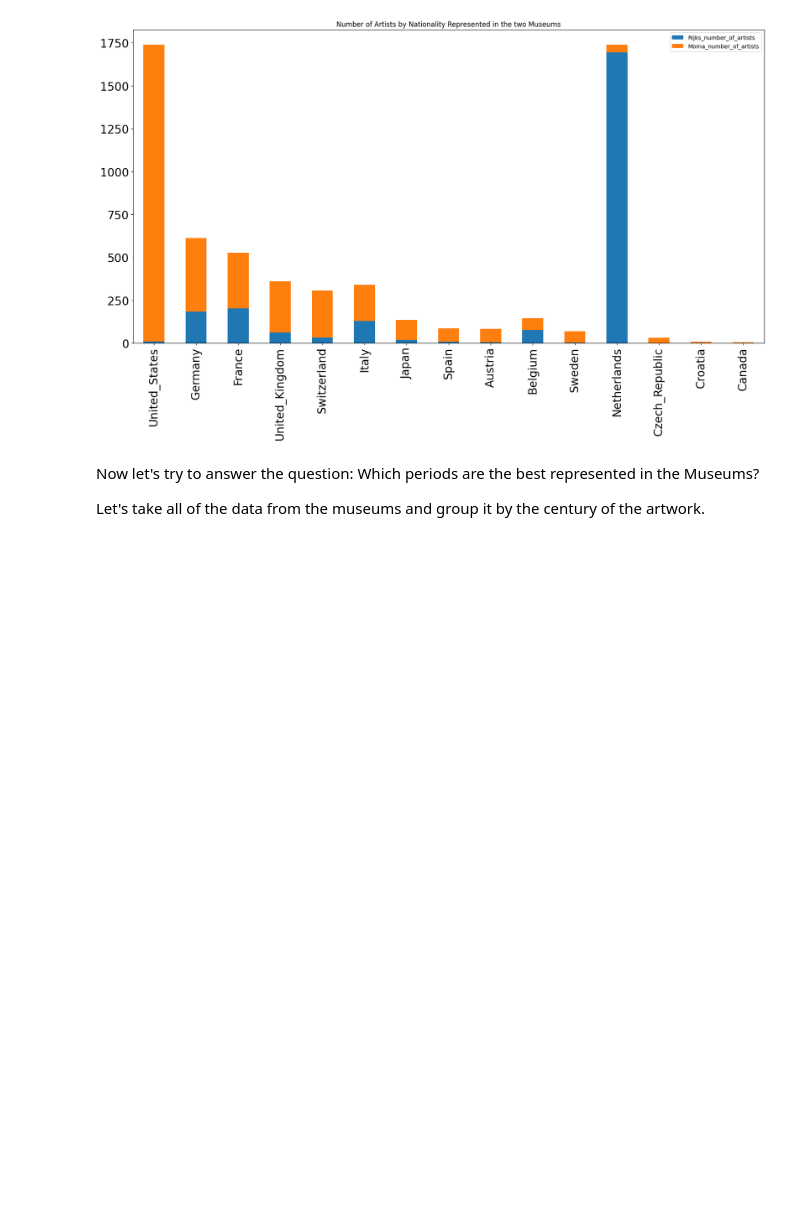
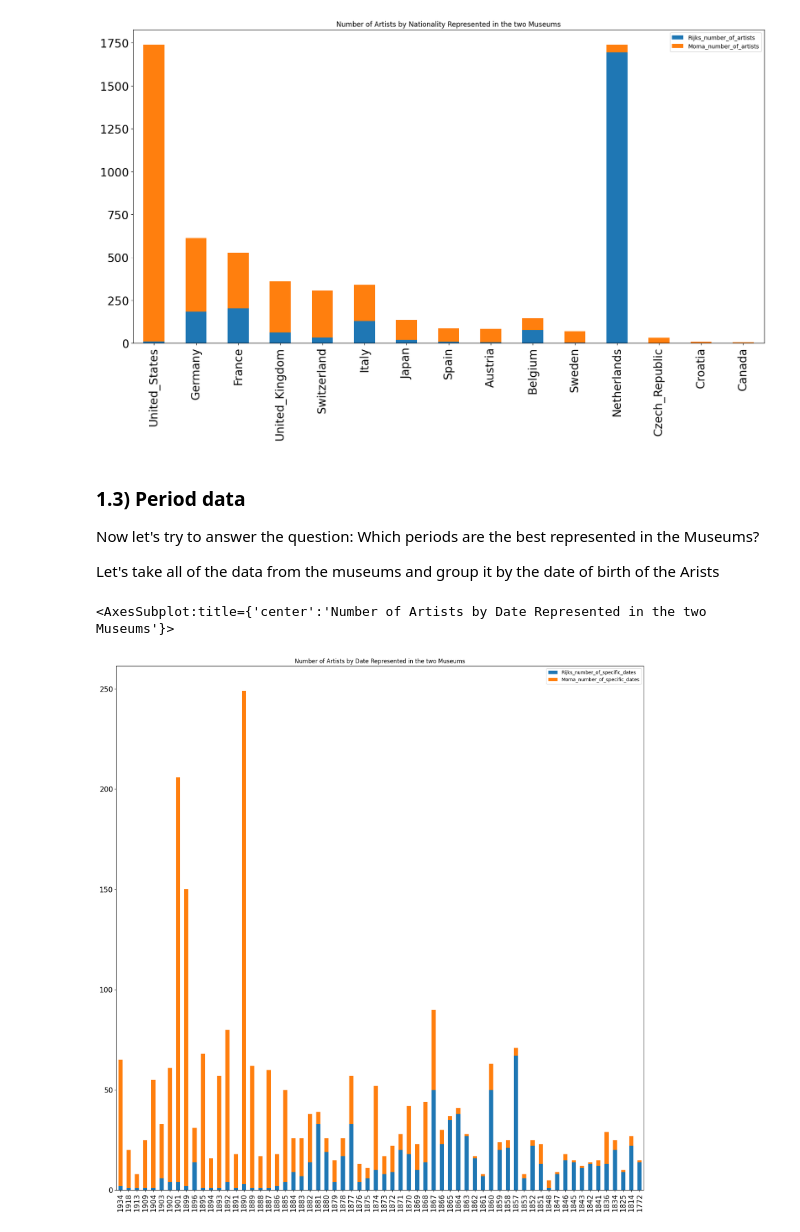
Before and after one commit to pawelpiwowarski/Knowledge_and_Data, a Jupyter notebook: Notebook.ipynb, the cells around one changed output. Cells and saved outputs as stored; diff of their text form; code cells hidden in the pictures; blank space fills up the shorter version.

```diff
--- a/Notebook.ipynb
+++ b/Notebook.ipynb
@@ -250,5 +257,65 @@ df.plot.bar(title='Number of Artists by Nationality Represented in the two Museu
 <AxesSubplot:title={'center':'Number of Artists by Nationality Represented in the two Museums'}>
 [figure]
 # %% [markdown]
+<h3> 1.3) Period data</h3>
 <p>Now let's try to answer the question: Which periods are the best represented in the Museums? </p>
-<p> Let's take all of the data from the museums and group it by the century of the artwork. </p>
+<p> Let's take all of the data from the museums and group it by the date of birth of the Arists </p>
+# %%
+date_info_query = """
+prefix art: <http://www.semanticweb.org/ontologies/2022/9/group_99#>
+prefix owl: <http://www.w3.org/2002/07/owl#>
+prefix rdf: <http://www.w3.org/1999/02/22-rdf-syntax-ns#>
+prefix xml: <http://www.w3.org/XML/1998/namespace>
+prefix xsd: <http://www.w3.org/2001/XMLSchema#>
+prefix rdfs: <http://www.w3.org/2000/01/rdf-schema#>
+
+SELECT * WHERE {
+{
+select distinct ?date (count(?date) as ?rijks_number_of_specific_dates) WHERE {
+
+?artist rdf:type art:Artist .
+?artist art:bornAt ?date .
+?artist art:made ?work .
+?work art:locatedIn art:RijksMuseum
+
+}
+
+group by (?date)
+
+}
+ {
+select distinct ?date (count(?date) as ?moma_number_of_specific_dates) WHERE {
+
+?artist rdf:type art:Artist .
+?artist art:bornAt ?date .
+?artist art:made ?work .
+?work art:locatedIn art:Moma
+
+}
+
+group by (?date)
+
+
+}
+}
+
+ORDER BY DESC(?date) """
+
+dic    = {}
+
+sparql = SPARQLWrapper("http://localhost:7200/repositories/group_99")
+sparql.setQuery(date_info_query)
+sparql.setReturnFormat(JSON)
+results = sparql.query().convert()
+for result in results["results"]["bindings"]:
+    date = result["date"]["value"].split('/')[-1]
+    rijks_number = int(result["rijks_number_of_specific_dates"]["value"])
+    moma_number = int(result["moma_number_of_specific_dates"]["value"])
+    dic[date] = [rijks_number, moma_number]
+
+date_df = pd.DataFrame.from_dict(dic, orient='index', columns=[ 'Rijks_number_of_specific_dates', 'Moma_number_of_specific_dates'])
+
+date_df.plot.bar(title='Number of Artists by Date Represented in the two Museums', figsize=(20, 20), fontsize=15, stacked=True)
+# %% [output]
+<AxesSubplot:title={'center':'Number of Artists by Date Represented in the two Museums'}>
+[figure, added]
```
Also changed, not shown: parts of 8 cells of this notebook.
